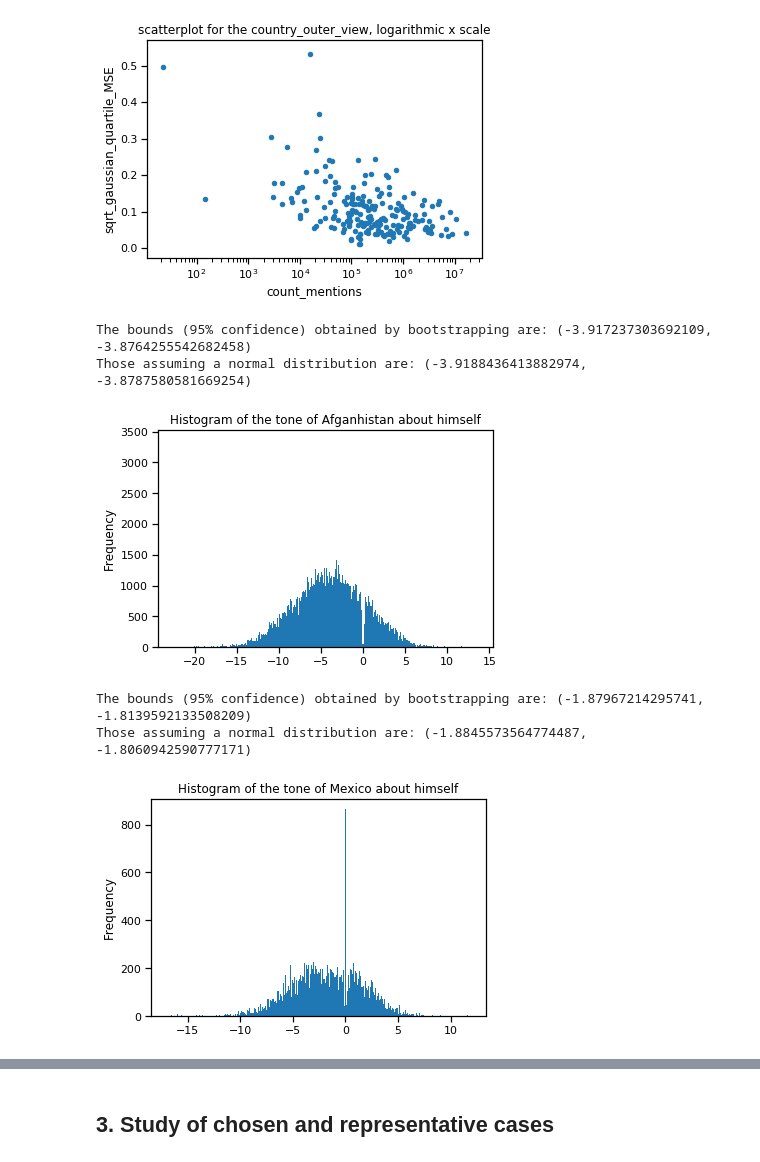
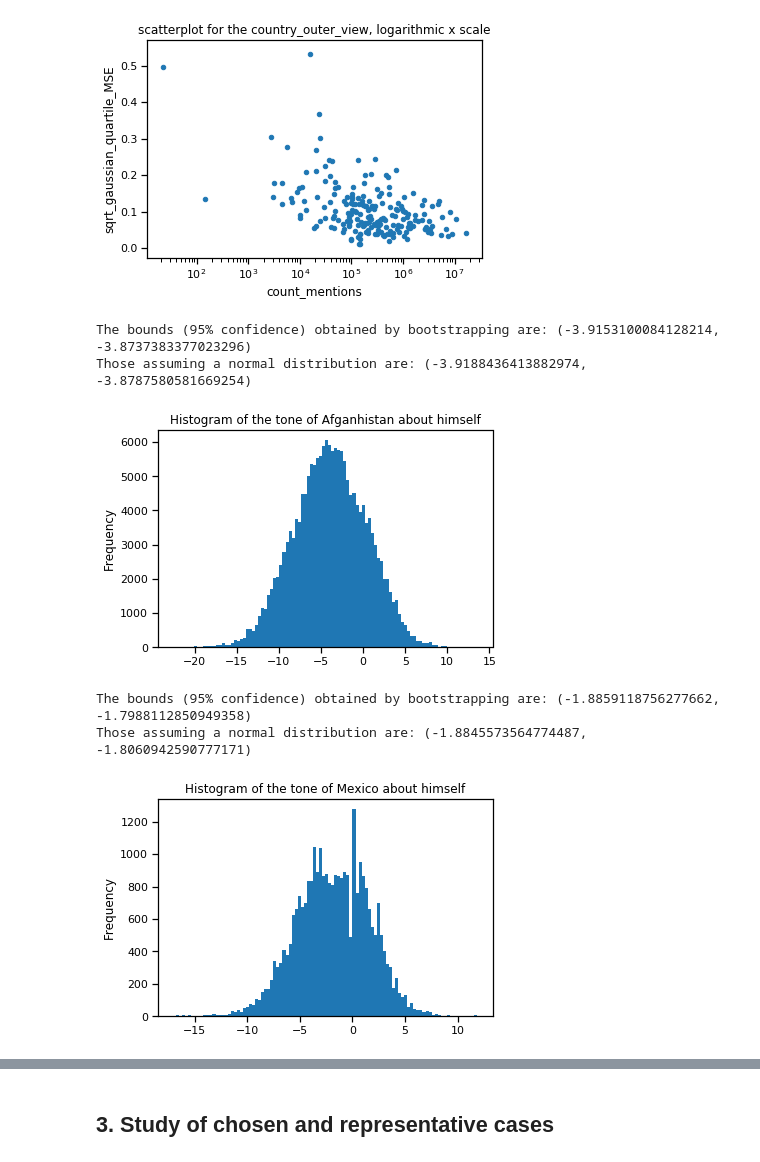
Before and after one commit to NatGr/projectAdA, a Jupyter notebook: Notebook.ipynb, the cells around one changed output, grey strips where cells are left out. Drawn from its saved outputs; the diff is of its cells as text; code cells hidden in the pictures.

```diff
--- a/Notebook.ipynb
+++ b/Notebook.ipynb
@@ -199,22 +201,22 @@ country_outer_view.plot(kind='scatter', x="count_mentions", y="sqrt_gaussian_qua
 [figure]
 [figure]
 # %%
-afghanistan_inner.tone.plot(kind='hist', bins=500,
+afghanistan_inner.tone.plot(kind='hist', bins=100,
                             title="Histogram of the tone of Afganhistan about himself");
 print(f"The bounds (95% confidence) obtained by bootstrapping are: \
 {get_mean_bounds_bootstrapping(afghanistan_inner.tone)}")
 print(f"Those assuming a normal distribution are: {get_mean_bounds_normal(afghanistan_inner.tone)}")
 # %% [output]
-The bounds (95% confidence) obtained by bootstrapping are: (-3.917237303692109, -3.8764255542682458)
+The bounds (95% confidence) obtained by bootstrapping are: (-3.9153100084128214, -3.8737383377023296)
 Those assuming a normal distribution are: (-3.9188436413882974, -3.8787580581669254)
-[figure, old version]
+[figure, new version]
 # %%
-mexico_inner.tone.plot(kind='hist', bins=500,
+mexico_inner.tone.plot(kind='hist', bins=100,
                             title="Histogram of the tone of Mexico about himself");
 print(f"The bounds (95% confidence) obtained by bootstrapping are: \
 {get_mean_bounds_bootstrapping(mexico_inner.tone)}")
 print(f"Those assuming a normal distribution are: {get_mean_bounds_normal(mexico_inner.tone)}")
 # %% [output]
-The bounds (95% confidence) obtained by bootstrapping are: (-1.87967214295741, -1.8139592133508209)
+The bounds (95% confidence) obtained by bootstrapping are: (-1.8859118756277662, -1.7988112850949358)
 Those assuming a normal distribution are: (-1.8845573564774487, -1.8060942590777171)
-[figure, old version]
+[figure, new version]
```
Also changed, not shown: parts of 8 cells of this notebook, 11 other files.
